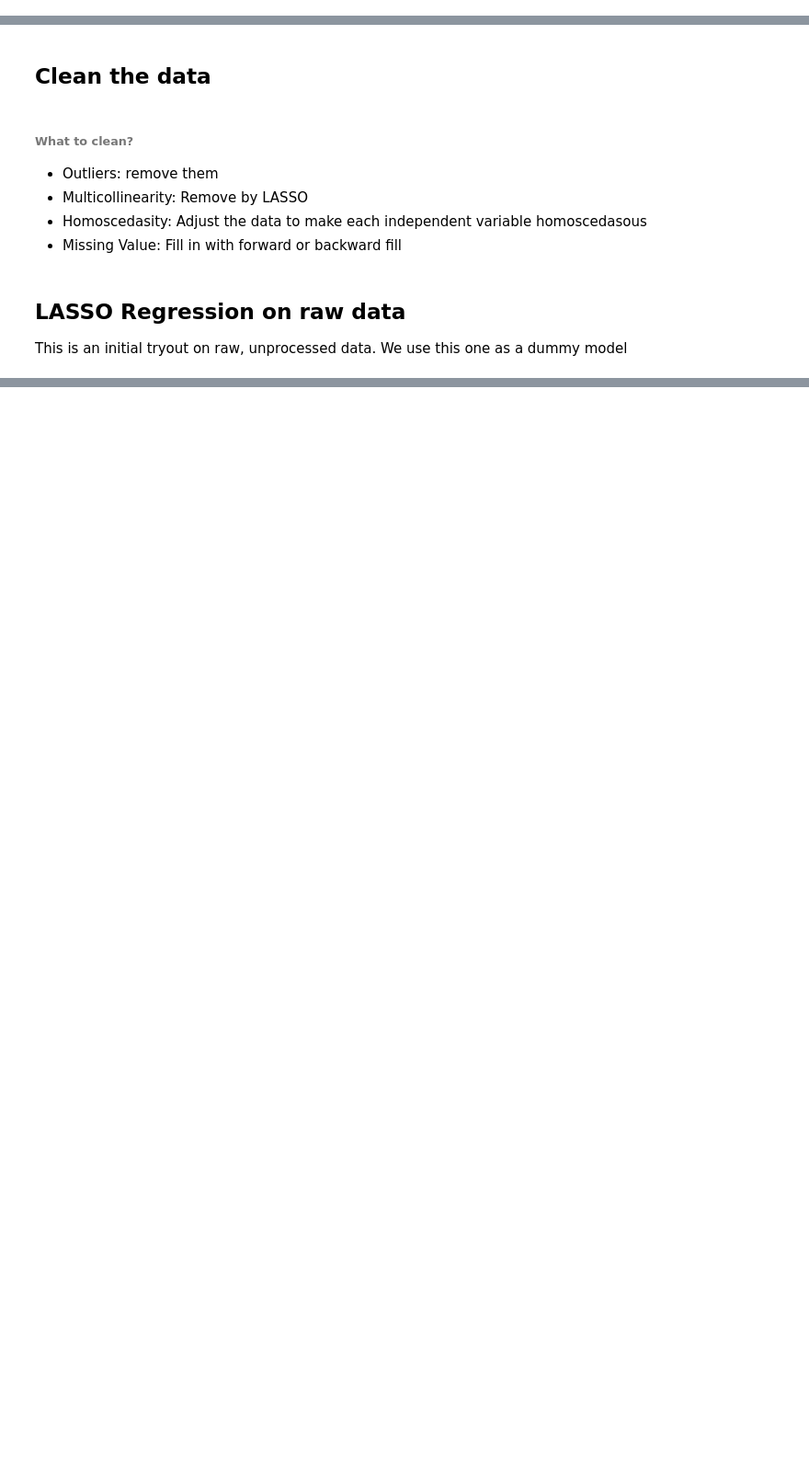
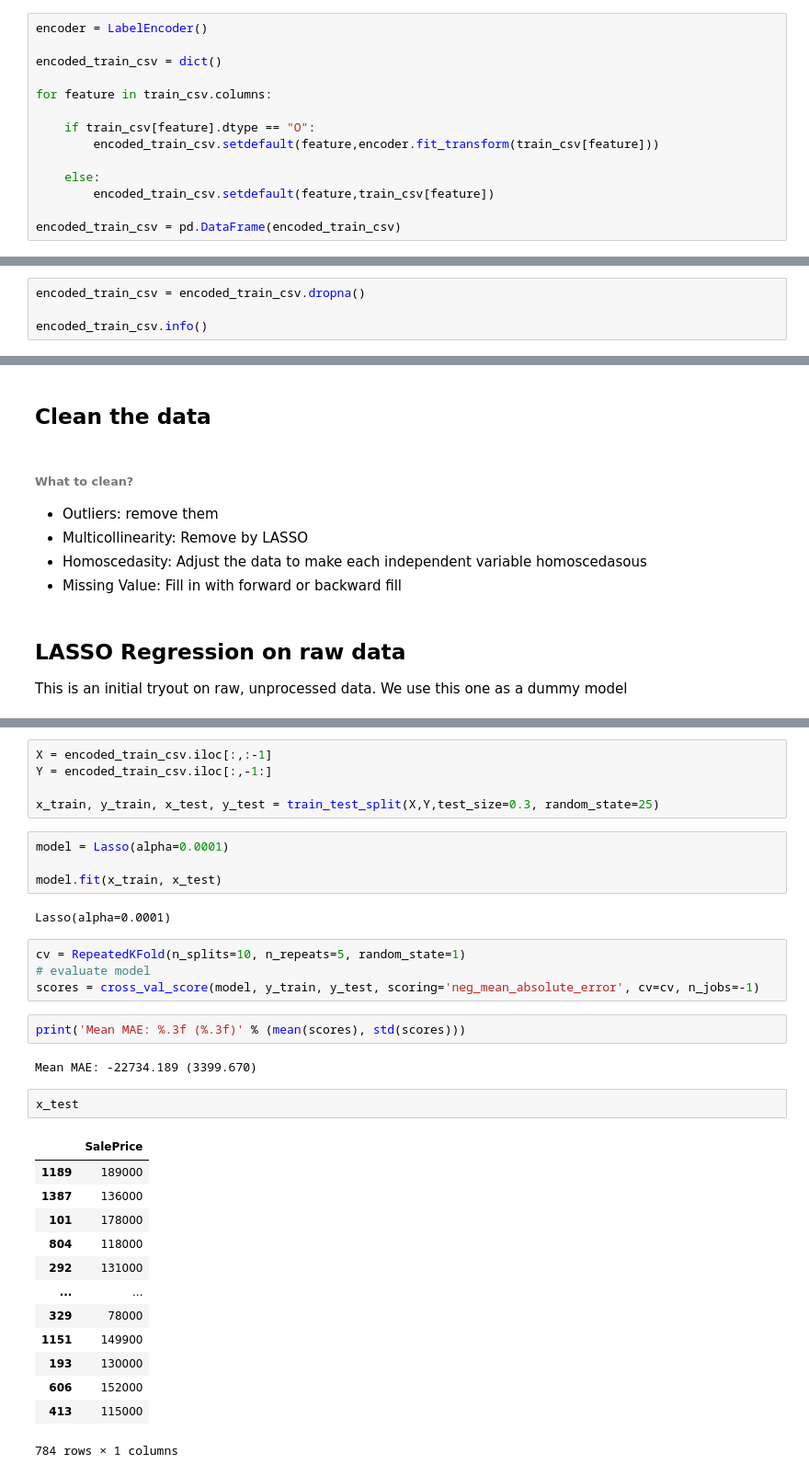
Before and after one commit to PT-VU/Projects, a Jupyter notebook: House price prediction/code/Data Exploration and LASSO model on raw data.ipynb, the cells around one changed output, grey strips where cells are left out. Shown at 92% size. Cells and saved outputs as stored; diff of their text form; blank space fills up the shorter version.

Commit message:
Dummy LASSO model with non-sophisticately cleaned data complete
Next action: improve the model performance

```diff
--- a/House price prediction/code/Data Exploration.ipynb
+++ b/House price prediction/code/Data Exploration and LASSO model on raw data.ipynb
@@ -148,0 +172,14 @@ Name: SalePrice, dtype: float64
+# %%
+encoder = LabelEncoder()
+
+encoded_train_csv = dict()
+
+for feature in train_csv.columns:
+
+    if train_csv[feature].dtype == "O":
+        encoded_train_csv.setdefault(feature,encoder.fit_transform(train_csv[feature]))
+
+    else:
+        encoded_train_csv.setdefault(feature,train_csv[feature])
+
+encoded_train_csv = pd.DataFrame(encoded_train_csv)
@@ -148,0 +213,4 @@ Name: SalePrice, dtype: float64
+# %%
+encoded_train_csv = encoded_train_csv.dropna()
+
+encoded_train_csv.info()
@@ -162,0 +254,35 @@ from sklearn.preprocessing import StandardScaler
+# %%
+X = encoded_train_csv.iloc[:,:-1]
+Y = encoded_train_csv.iloc[:,-1:]
+
+x_train, y_train, x_test, y_test = train_test_split(X,Y,test_size=0.3, random_state=25)
+# %%
+model = Lasso(alpha=0.0001)
+
+model.fit(x_train, x_test)
+# %% [output]
+Lasso(alpha=0.0001)
+# %%
+cv = RepeatedKFold(n_splits=10, n_repeats=5, random_state=1)
+# evaluate model
+scores = cross_val_score(model, y_train, y_test, scoring='neg_mean_absolute_error', cv=cv, n_jobs=-1)
+# %%
+print('Mean MAE: %.3f (%.3f)' % (mean(scores), std(scores)))
+# %% [output]
+Mean MAE: -22734.189 (3399.670)
+# %%
+x_test
+# %% [output]
+|  | SalePrice |
+| 1189 | 189000 |
+| 1387 | 136000 |
+| 101 | 178000 |
+| 804 | 118000 |
+| 292 | 131000 |
+| ... | ... |
+| 329 | 78000 |
+| 1151 | 149900 |
+| 193 | 130000 |
+| 606 | 152000 |
+| 413 | 115000 |
+784 rows × 1 columns
```
Also changed, not shown: parts of 11 cells of this notebook.
